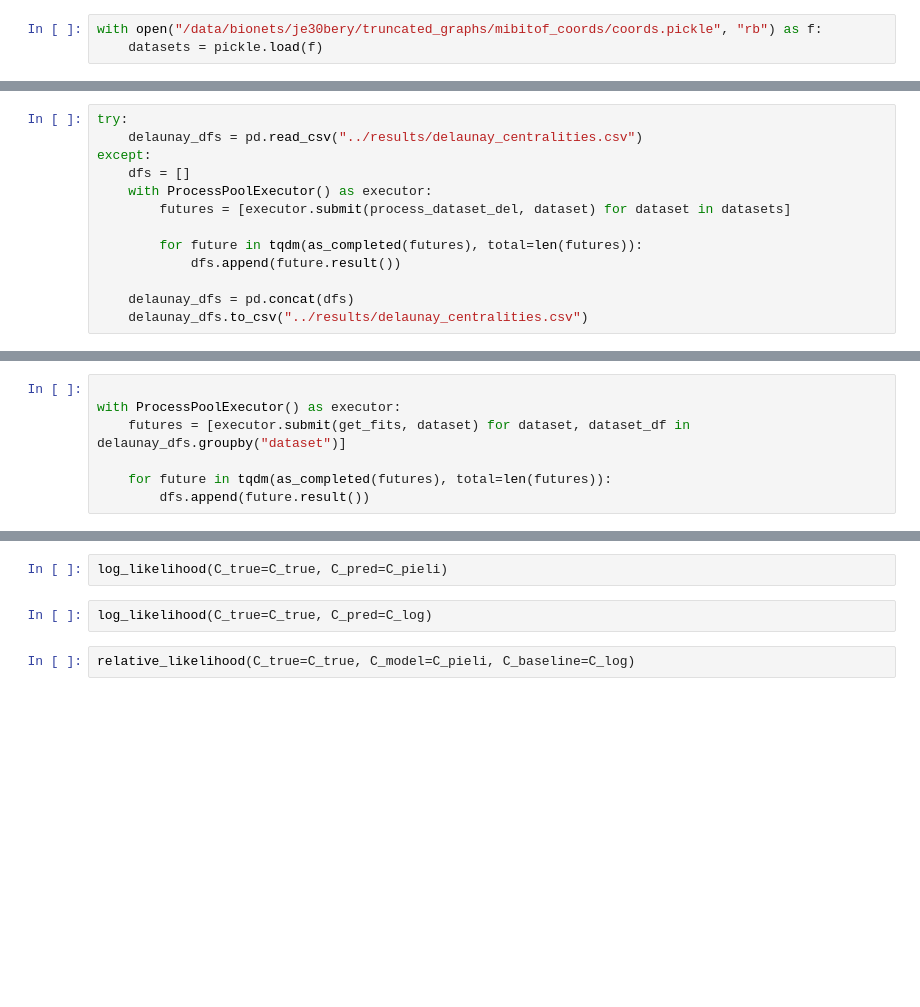
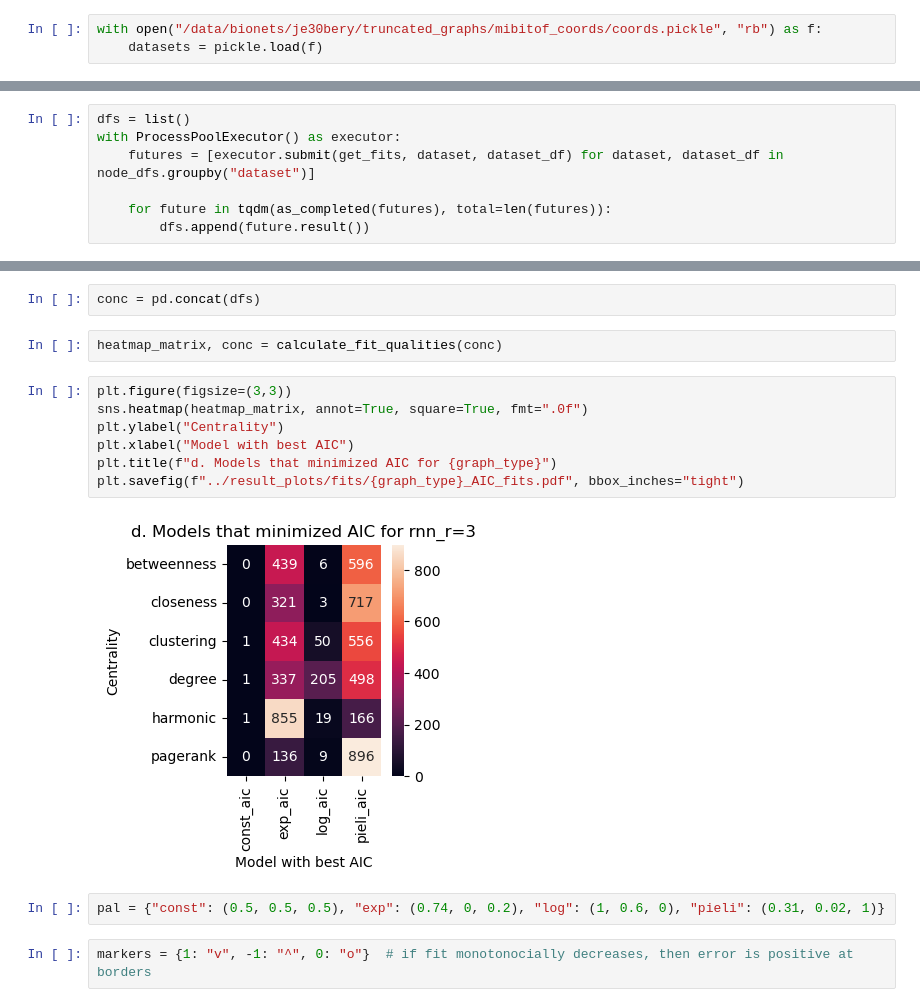
Before and after one commit to uderhardtlab/truncated_graphs, a Jupyter notebook: notebooks/1_del_centralities.ipynb, the cells around one changed output, grey strips where cells are left out. Saved outputs shown, nothing was run; the diff lists cells and outputs as text; blank space fills up the shorter version.

```diff
--- a/notebooks/1_del_centralities.ipynb
+++ b/notebooks/1_del_centralities.ipynb
@@ -70,13 +95,7 @@ def process_dataset_rnn(dataset):
 # %%
-try:
-    delaunay_dfs = pd.read_csv("../results/delaunay_centralities.csv")
-except:
-    dfs = []
-    with ProcessPoolExecutor() as executor:
-        futures = [executor.submit(process_dataset_del, dataset) for dataset in datasets]
+dfs = list()
+with ProcessPoolExecutor() as executor:
+    futures = [executor.submit(get_fits, dataset, dataset_df) for dataset, dataset_df in node_dfs.groupby("dataset")]
 
-        for future in tqdm(as_completed(futures), total=len(futures)):
-            dfs.append(future.result())
-
-    delaunay_dfs = pd.concat(dfs)
-    delaunay_dfs.to_csv("../results/delaunay_centralities.csv")
+    for future in tqdm(as_completed(futures), total=len(futures)):
+        dfs.append(future.result())
@@ -178,7 +101,0 @@ plot_piece_wise_linear(dataset_df["distance_to_border"], dataset_df["degree"], r
-# %%
-
-with ProcessPoolExecutor() as executor:
-    futures = [executor.submit(get_fits, dataset) for dataset, dataset_df in delaunay_dfs.groupby("dataset")]
-
-    for future in tqdm(as_completed(futures), total=len(futures)):
-        dfs.append(future.result())
@@ -215,6 +102,17 @@ NameError: name 'fit_exponential_saturation' is not defined
-# %%
-log_likelihood(C_true=C_true, C_pred=C_pieli)
-# %%
-log_likelihood(C_true=C_true, C_pred=C_log)
-# %%
-relative_likelihood(C_true=C_true, C_model=C_pieli, C_baseline=C_log)
+# %%
+conc = pd.concat(dfs)
+# %%
+heatmap_matrix, conc = calculate_fit_qualities(conc)
+# %%
+plt.figure(figsize=(3,3))
+sns.heatmap(heatmap_matrix, annot=True, square=True, fmt=".0f")
+plt.ylabel("Centrality")
+plt.xlabel("Model with best AIC")
+plt.title(f"d. Models that minimized AIC for {graph_type}")
+plt.savefig(f"../result_plots/fits/{graph_type}_AIC_fits.pdf", bbox_inches="tight")
+# %% [output]
+[figure, added]
+# %%
+pal = {"const": (0.5, 0.5, 0.5), "exp": (0.74, 0, 0.2), "log": (1, 0.6, 0), "pieli": (0.31, 0.02, 1)}
+# %%
+markers = {1: "v", -1: "^", 0: "o"}  # if fit monotonocially decreases, then error is positive at borders
```
Also changed, not shown: parts of 25 cells of this notebook, 3 other files.
